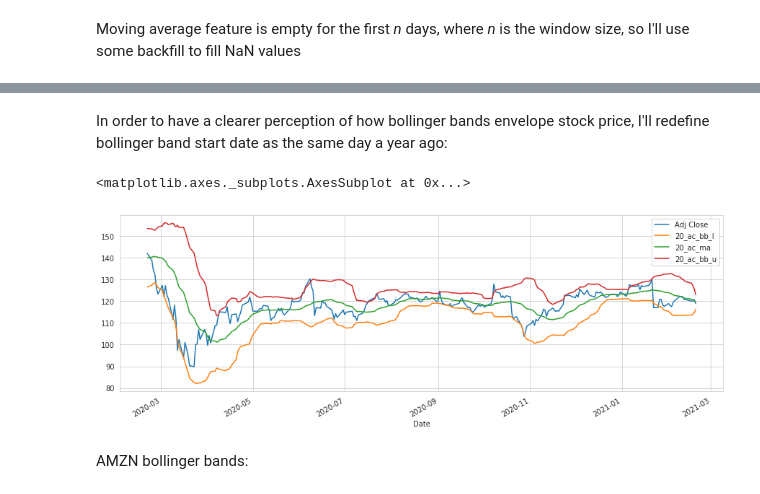
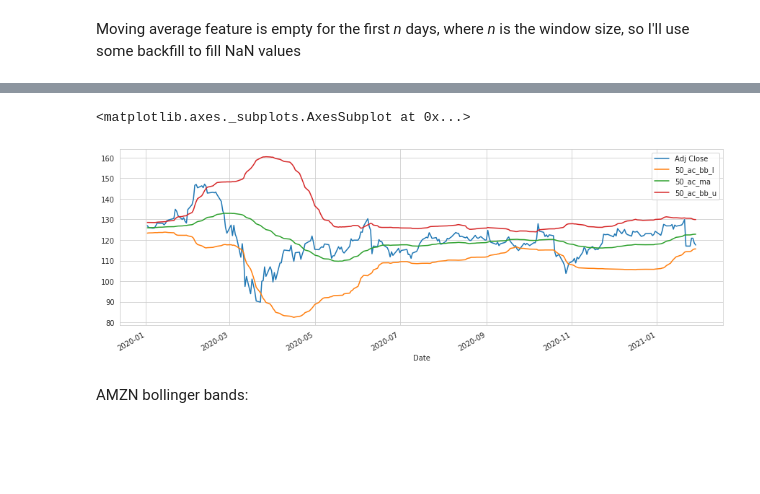
Before and after one commit to alfreedolf/ml-spp, a Jupyter notebook: DeepAR-StockPricesPredictions.ipynb, the cells around one changed output, grey strips where cells are left out. Cells and saved outputs as stored; diff of their text form; code cells hidden in the pictures; blank space fills up the shorter version.

```diff
--- a/DeepAR-StockPricesPredictions.ipynb
+++ b/DeepAR-StockPricesPredictions.ipynb
@@ -16,0 +565,8 @@ In this section we well use some basic feature engineering on the data.
+# %%
+# moving average sizes in days
+ma_d_sz = [10,20,50]
+
+# adding moving average columns to dataframe
+for mds in ma_d_sz:
+    column_name = "%s_ac_ma" %(str(mds))
+    df_aapl[column_name] = moving_average(df_aapl['Adj Close'], window_size=mds)
@@ -16,0 +617,8 @@ In this section we well use some basic feature engineering on the data.
+# %%
+# moving average sizes in days
+ma_d_sz = [10,20,50]
+
+# adding moving average columns to dataframe
+for mds in ma_d_sz:
+    column_name = "%s_ac_ma" %(str(mds))
+    df_amzn[column_name] = moving_average(df_amzn['Adj Close'], window_size=mds)
@@ -16,0 +669,8 @@ In this section we well use some basic feature engineering on the data.
+# %%
+# moving average sizes in days
+ma_d_sz = [10,20,50]
+
+# adding moving average columns to dataframe
+for mds in ma_d_sz:
+    column_name = "%s_ac_ma" %(str(mds))
+    df_googl[column_name] = moving_average(df_googl['Adj Close'], window_size=mds)
@@ -66,5 +768,3 @@ df_ibm.head()
 | 1962-01-04 | 7.693333 | 7.693333 | 7.613333 | 7.616667 | 1.855805 | 262500 | 1.831034 | 1.806507 | 1.787152 | 1.885422 | ... |
 | 1962-01-05 | 7.606667 | 7.606667 | 7.453333 | 7.466667 | 1.819257 | 367500 | 1.831034 | 1.806507 | 1.787152 | 1.885422 | ... |
 | 1962-01-08 | 7.460000 | 7.460000 | 7.266667 | 7.326667 | 1.785148 | 547500 | 1.831034 | 1.806507 | 1.787152 | 1.885422 | ... |
-# %% [markdown]
-In order to have a clearer perception of how bollinger bands envelope stock price, I'll redefine bollinger band start date as the same day a year ago:
@@ -73,8 +771,11 @@ bb_analysis_start_date = datetime.date(datetime.date.today().year-1, datetime.da
+# %%
+start_date = '2020-01-1'
+end_date = '2021-01-30'
 # %%
-df_ibm[bb_analysis_start_date:end][['Adj Close', '20_ac_bb_l', '20_ac_ma','20_ac_bb_u']].plot(legend=True,figsize=(15,5))
+df_ibm[start_date:end_date][['Adj Close', '50_ac_bb_l', '50_ac_ma','50_ac_bb_u']].plot(legend=True,figsize=(15,5))
 # %% [output]
 <matplotlib.axes._subplots.AxesSubplot at 0x...>
-[figure, old version]
+[figure, new version]
 # %% [markdown]
 AMZN bollinger bands:
 # %%
```
Also changed, not shown: parts of 176 cells of this notebook, 3 other files.
